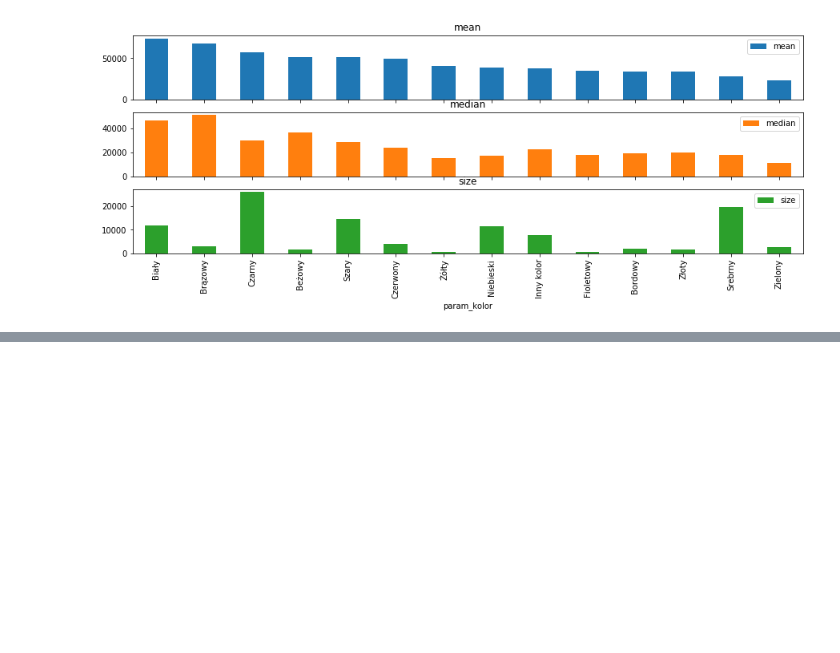
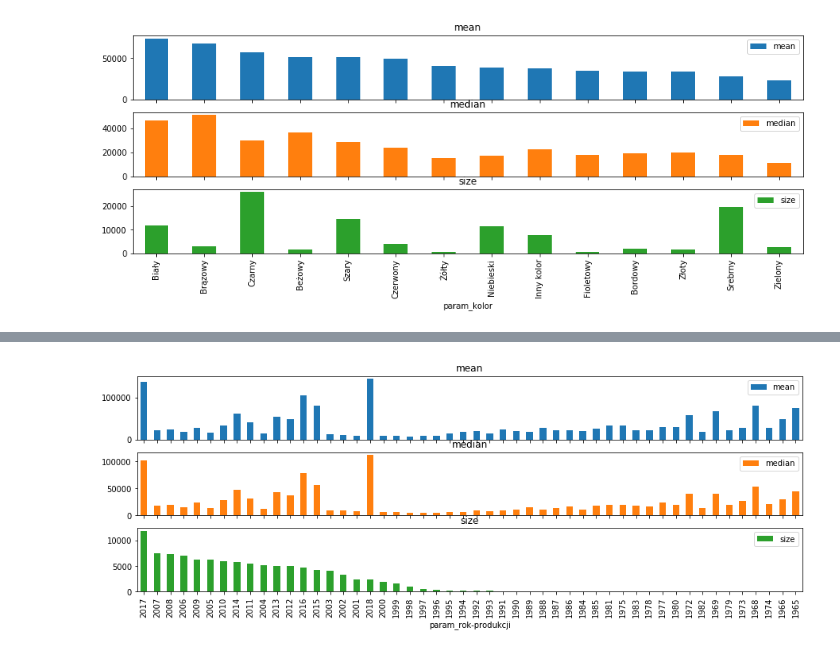
Before and after one commit to Aleksandra094/dw_matrix_car, a Jupyter notebook: day2_visualisation.ipynb, the cells around one changed output, grey strips where cells are left out. Cells and saved outputs as stored; diff of their text form; code cells hidden in the pictures; blank space fills up the shorter version.

```diff
--- a/day2_visualisation.ipynb
+++ b/day2_visualisation.ipynb
@@ -149,0 +154,4 @@ group_and_barplot('param_kolor', feat_sort='mean');
+# %%
+group_and_barplot('param_rok-produkcji', feat_sort='size');
+# %% [output]
+[figure, added]
```
Also changed, not shown: parts of 1 cell of this notebook, 1 other file.
